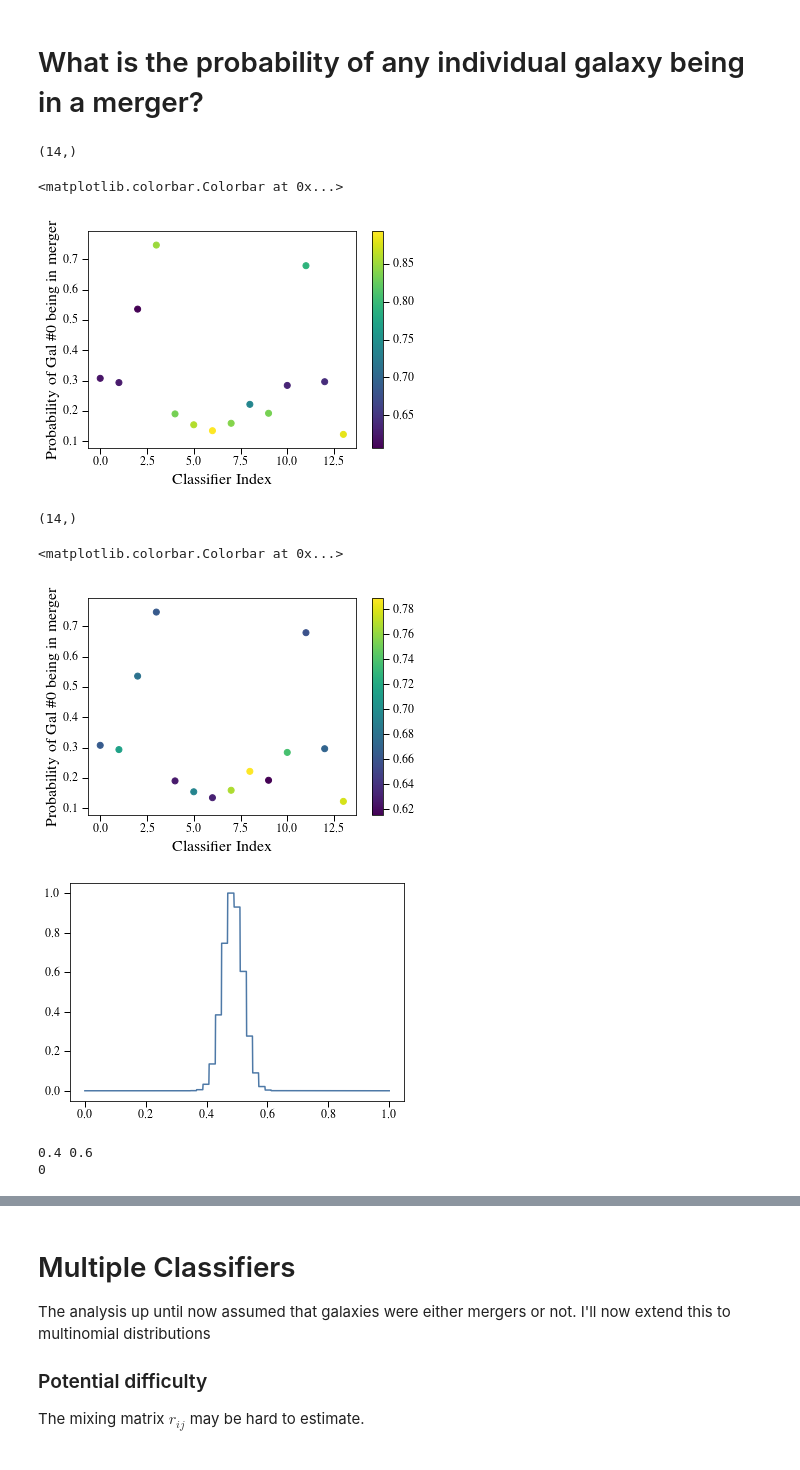
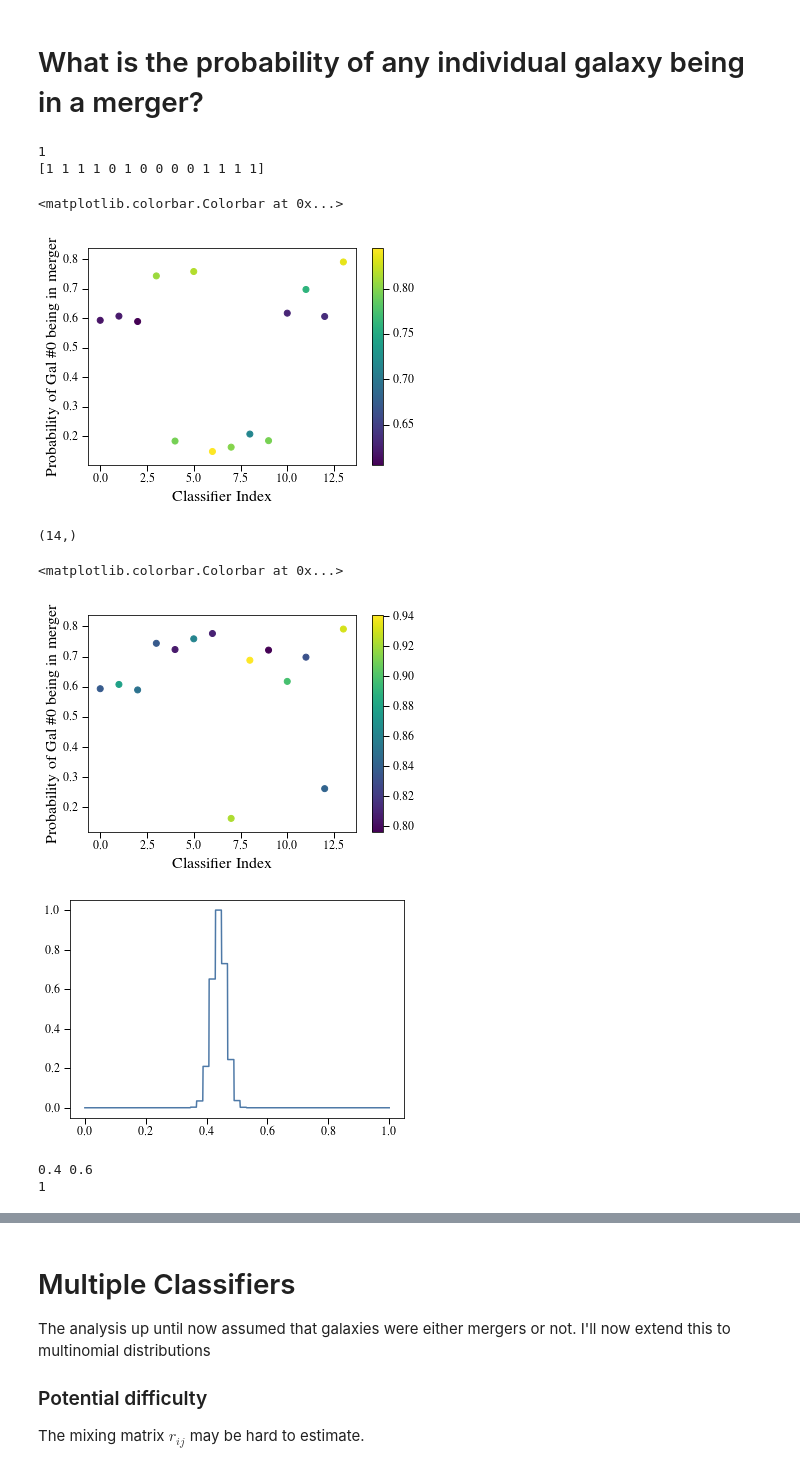
Before and after one commit to dncnwtts/merger_classification, a Jupyter notebook: simulated_analysis.ipynb, the cells around one changed output, grey strips where cells are left out. Saved outputs shown, nothing was run; the diff lists cells and outputs as text; code cells hidden in the pictures.

```diff
--- a/simulated_analysis.ipynb
+++ b/simulated_analysis.ipynb
@@ -25,6 +25,8 @@ f_M_sample = true_gals.sum()/N
 n = 14
 np.random.seed(0)
 # Classifier accuracy at identifying mergers
-r_Ms = np.random.uniform(low=0.5, high=0.8, size=n)
+r_Ms = np.random.uniform(low=0.7, high=0.95, size=n)
 # Classifier accuracy at identifying isolated galaxies
-r_Is = np.random.uniform(low=0.6, high=0.9, size=n)
+r_Is = np.random.uniform(low=0.6, high=0.85, size=n)
+
+print(r_Ms.mean(), r_Is.mean())
@@ -222,28 +235,30 @@ plt.xlim((N_M.mean()-2*N_M.std())/N, (N_M.mean()+2*N_M.std())/N)
 # What is the probability of any individual galaxy being in a merger?
 # %%
 # Actual state of galaxy
-ind = 0
+ind = 2
 G = true_gals[ind]
 # Vector of guesses
 Ghat = m[:,ind]
-print(Ghat.shape)
+print(G)
+print(Ghat)
 
 # We will assume a prior of the true input value.
 P_G = np.zeros(n)
 for i in range(n):
     den = f_M*r_Ms[i] + (1-f_M)*(1-r_Is[i])
     if m[i,ind] == 0:
         P_G[i] = f_M*(1-r_Is[i])/den
     else:
         P_G[i] = f_M*r_Ms[i]/den
 plt.scatter(class_inds, P_G, c=r_Is)
 plt.xlabel('Classifier Index')
 plt.ylabel(r'Probability of Gal \#0 being in merger')
 plt.colorbar()
 # %% [output]
-(14,)
+1
+[1 1 1 1 0 1 0 0 0 0 1 1 1 1]
 <matplotlib.colorbar.Colorbar at 0x...>
-[figure, old version]
+[figure, new version]
 # %%
 # Actual state of galaxy
 ind = 0
@@ -267,13 +282,13 @@ plt.colorbar()
 # %% [output]
 (14,)
 <matplotlib.colorbar.Colorbar at 0x...>
-[figure, old version]
+[figure, new version]
 # %%
 plt.plot(p, np.exp(lnLi-max(lnLi)))
 
 P_fM = np.exp(lnLi - max(lnLi))
 # %% [output]
-[figure, old version]
+[figure, new version]
 # %%
 # Prior probability
 P_M = f_M
@@ -297,5 +312,5 @@ print(P_M/(P_M+P_I), P_I/(P_M+P_I))
 print(G)
 # %% [output]
 0.4 0.6
-0
+1
 # %%
```
Also changed, not shown: parts of 14 cells of this notebook, 4 other files.
